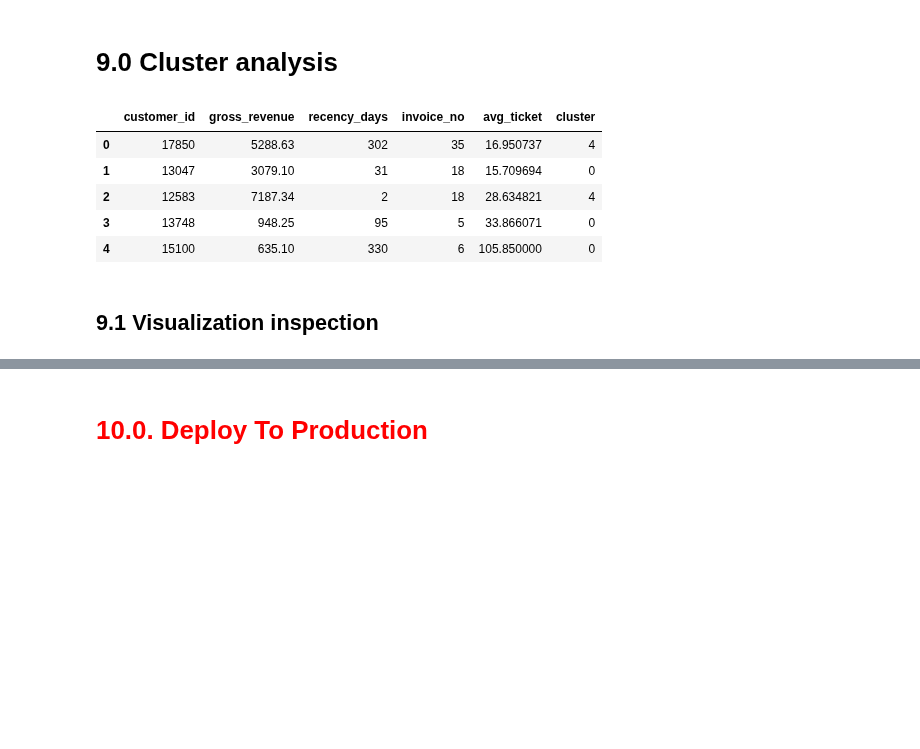
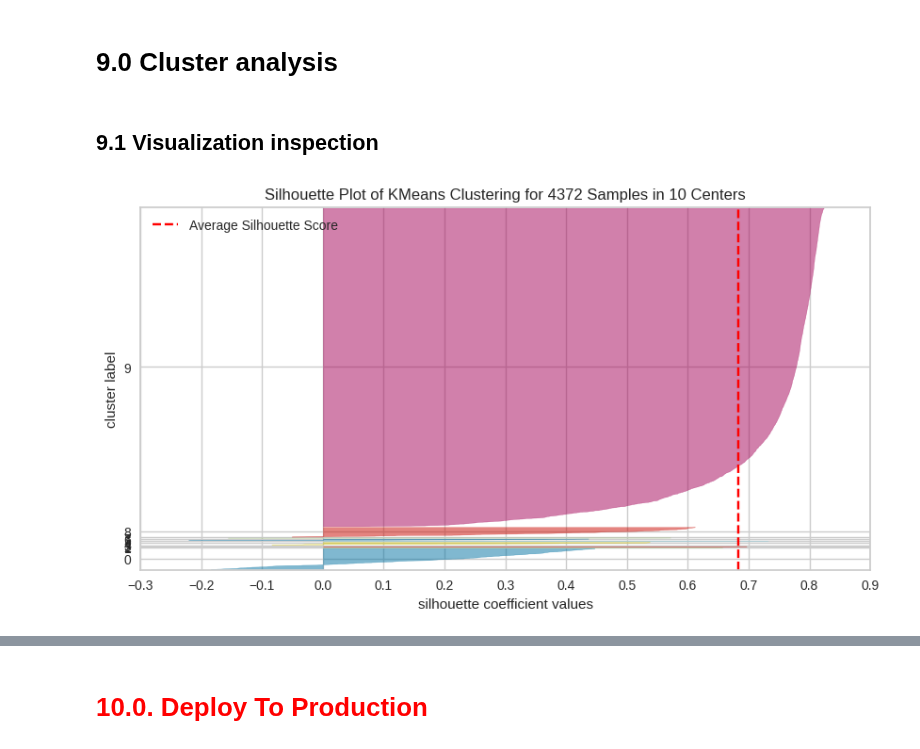
Before and after one commit to Eduardo-95-DS/Insiders-clustering, a Jupyter notebook: notebooks/look_1-ear-metrics.ipynb, the cells around one changed output, grey strips where cells are left out. Drawn from its saved outputs; the diff is of its cells as text; code cells hidden in the pictures; blank space fills up the shorter version.

```diff
--- a/notebooks/look_1-ear-metrics.ipynb
+++ b/notebooks/look_1-ear-metrics.ipynb
@@ -241,13 +249,2 @@ SS value: 0.8150443172526725
 # %% [markdown]
 # 9.0 Cluster analysis
-# %%
-df9 = df6.copy()
-df9['cluster'] = labels
-df9.head()
-# %% [output]
-|  | customer_id | gross_revenue | recency_days | invoice_no | avg_ticket | cluster |
-| 0 | 17850 | 5288.63 | 302 | 35 | 16.950737 | 4 |
-| 1 | 13047 | 3079.10 | 31 | 18 | 15.709694 | 0 |
-| 2 | 12583 | 7187.34 | 2 | 18 | 28.634821 | 4 |
-| 3 | 13748 | 948.25 | 95 | 5 | 33.866071 | 0 |
-| 4 | 15100 | 635.10 | 330 | 6 | 105.850000 | 0 |
@@ -256,3 +261,11 @@ df9.head()
 # %%
 # fig = px.scatter_3d(df9, x='recency_days', y='invoice_no', z='gross_revenue', color='cluster')
 # fig.show()
+# %%
+rcParams['figure.figsize'] = 10,5
+
+visualizer = SilhouetteVisualizer(kmeans, colors='yellowbrick')
+visualizer.fit(X)
+visualizer.finalize()
+# %% [output]
+[figure, added]
```
Also changed, not shown: parts of 19 cells of this notebook.
